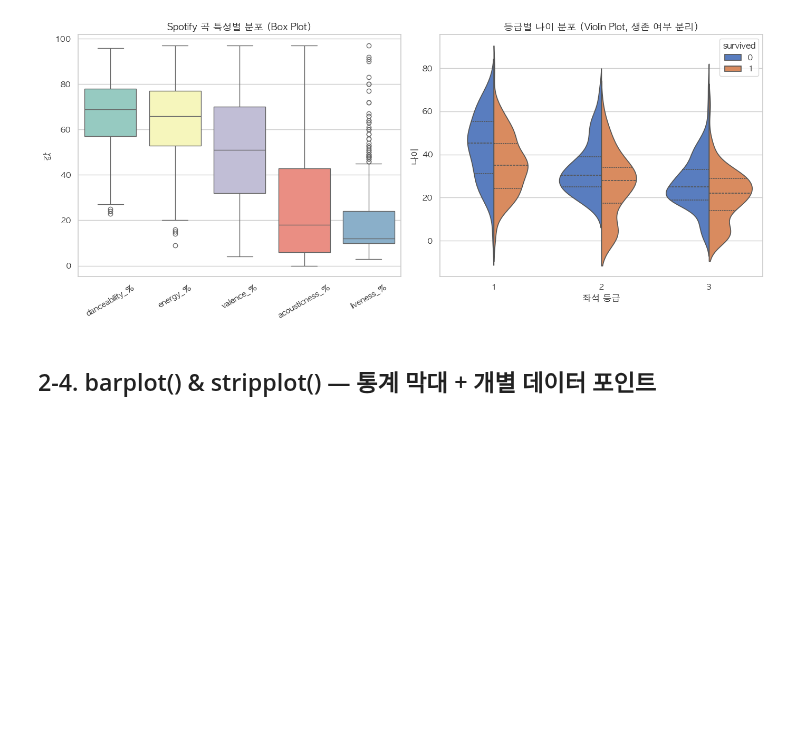
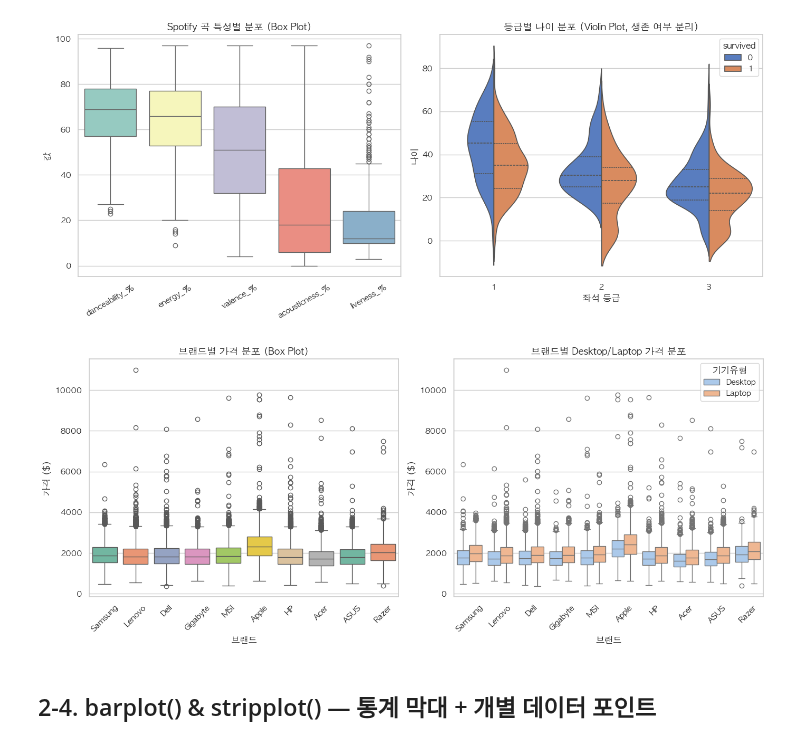
Before and after one commit to icesnake72/aice, a Jupyter notebook: test04.ipynb, the cells around one changed output. Saved outputs shown, nothing was run; the diff lists cells and outputs as text; code cells hidden in the pictures; blank space fills up the shorter version.

```diff
--- a/test04.ipynb
+++ b/test04.ipynb
@@ -732,6 +747,41 @@ plt.tight_layout()
 plt.show()
 # %% [output]
 [figure]
+# %%
+# sns.boxplot() 기본 예제 — 컴퓨터 브랜드별 가격 분포
+# 박스플롯 구성 요소:
+#   상자 상단 = 75%(Q3), 하단 = 25%(Q1), 중앙선 = 중앙값(50%)
+#   수염(whisker) = Q1-1.5×IQR ~ Q3+1.5×IQR 범위
+#   수염 바깥의 점 = 이상치(outlier)
+
+fig, axes = plt.subplots(1, 2, figsize=(14, 6))
+
+# 좌측: 기본 boxplot — 브랜드별 가격 분포 비교
+# - data: DataFrame 전달
+# - x: 범주형 변수 (그룹 기준)
+# - y: 수치형 변수 (분포를 볼 대상)
+# - palette: 색상 테마
+sns.boxplot(data=df_comp, x='brand', y='price',
+            palette='Set2', ax=axes[0])
+axes[0].set_title('브랜드별 가격 분포 (Box Plot)', fontsize=13, fontweight='bold')
+axes[0].set_xlabel('브랜드')
+axes[0].set_ylabel('가격 ($)')
+axes[0].tick_params(axis='x', rotation=45)
+
+# 우측: hue로 그룹 분리 — 브랜드 내에서 Desktop/Laptop 비교
+# - hue='device_type': 같은 브랜드 안에서 기기유형별로 박스를 나란히 배치
+sns.boxplot(data=df_comp, x='brand', y='price',
+            hue='device_type', palette='pastel', ax=axes[1])
+axes[1].set_title('브랜드별 Desktop/Laptop 가격 분포', fontsize=13, fontweight='bold')
+axes[1].set_xlabel('브랜드')
+axes[1].set_ylabel('가격 ($)')
+axes[1].tick_params(axis='x', rotation=45)
+axes[1].legend(title='기기유형')
+
+plt.tight_layout()
+plt.show()
+# %% [output]
+[figure, added]
 # %% [markdown]
 ## 2-4. barplot() & stripplot() — 통계 막대 + 개별 데이터 포인트
 # %%
```
Also changed, not shown: parts of 25 cells of this notebook.
